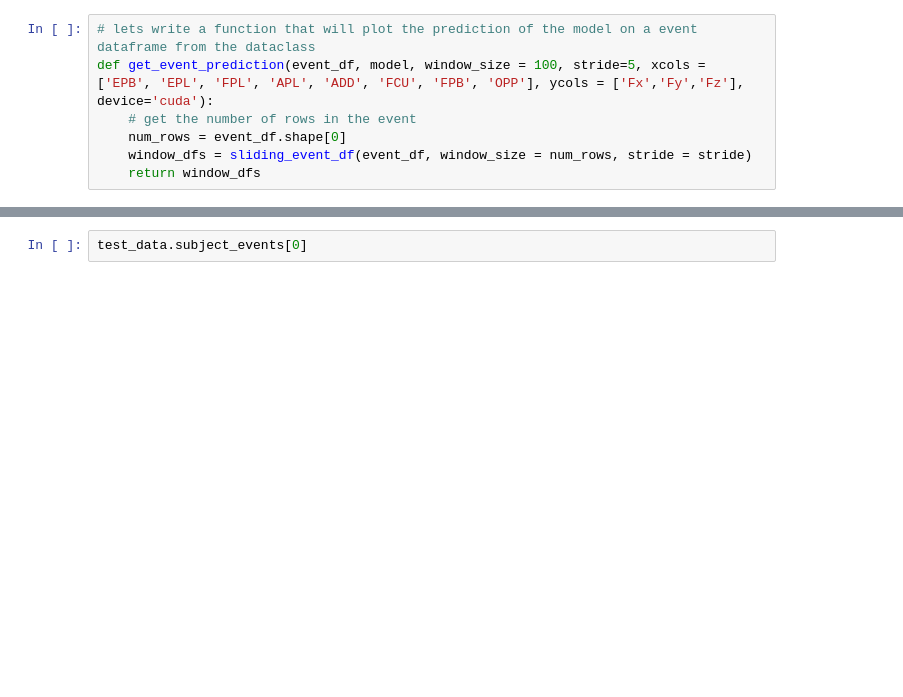
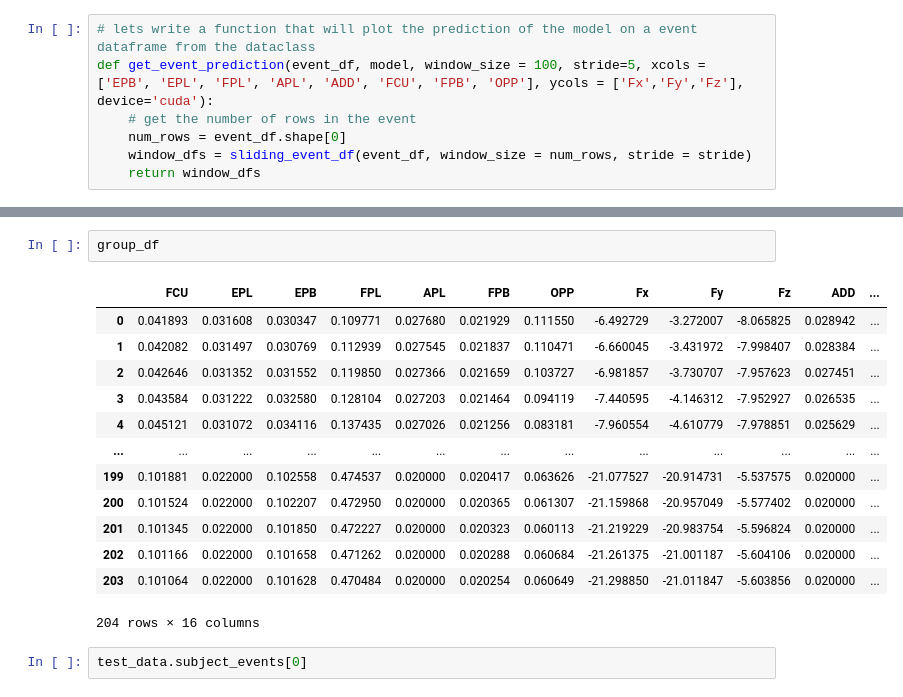
Before and after one commit to ericfonseca95/kmk, a Jupyter notebook: notebooks/LSTM_PRETRAIN.ipynb, the cells around one changed output, grey strips where cells are left out. Drawn from its saved outputs; the diff is of its cells as text; blank space fills up the shorter version.

```diff
--- a/notebooks/LSTM_PRETRAIN.ipynb
+++ b/notebooks/LSTM_PRETRAIN.ipynb
@@ -541,3 +554,19 @@ plot_event_prediction(subject_event_df, model, window_size = 100, stride = 5)
+# %%
+group_df
+# %% [output]
+|  | FCU | EPL | EPB | FPL | APL | FPB | OPP | Fx | Fy | Fz | ADD | ... |
+| 0 | 0.041893 | 0.031608 | 0.030347 | 0.109771 | 0.027680 | 0.021929 | 0.111550 | -6.492729 | -3.272007 | -8.065825 | 0.028942 | ... |
+| 1 | 0.042082 | 0.031497 | 0.030769 | 0.112939 | 0.027545 | 0.021837 | 0.110471 | -6.660045 | -3.431972 | -7.998407 | 0.028384 | ... |
+| 2 | 0.042646 | 0.031352 | 0.031552 | 0.119850 | 0.027366 | 0.021659 | 0.103727 | -6.981857 | -3.730707 | -7.957623 | 0.027451 | ... |
+| 3 | 0.043584 | 0.031222 | 0.032580 | 0.128104 | 0.027203 | 0.021464 | 0.094119 | -7.440595 | -4.146312 | -7.952927 | 0.026535 | ... |
+| 4 | 0.045121 | 0.031072 | 0.034116 | 0.137435 | 0.027026 | 0.021256 | 0.083181 | -7.960554 | -4.610779 | -7.978851 | 0.025629 | ... |
+| ... | ... | ... | ... | ... | ... | ... | ... | ... | ... | ... | ... | ... |
+| 199 | 0.101881 | 0.022000 | 0.102558 | 0.474537 | 0.020000 | 0.020417 | 0.063626 | -21.077527 | -20.914731 | -5.537575 | 0.020000 | ... |
+| 200 | 0.101524 | 0.022000 | 0.102207 | 0.472950 | 0.020000 | 0.020365 | 0.061307 | -21.159868 | -20.957049 | -5.577402 | 0.020000 | ... |
+| 201 | 0.101345 | 0.022000 | 0.101850 | 0.472227 | 0.020000 | 0.020323 | 0.060113 | -21.219229 | -20.983754 | -5.596824 | 0.020000 | ... |
+| 202 | 0.101166 | 0.022000 | 0.101658 | 0.471262 | 0.020000 | 0.020288 | 0.060684 | -21.261375 | -21.001187 | -5.604106 | 0.020000 | ... |
+| 203 | 0.101064 | 0.022000 | 0.101628 | 0.470484 | 0.020000 | 0.020254 | 0.060649 | -21.298850 | -21.011847 | -5.603856 | 0.020000 | ... |
+204 rows × 16 columns
 # %%
 test_data.subject_events[0]
 # %% [output]
```
Also changed, not shown: parts of 2 cells of this notebook.
